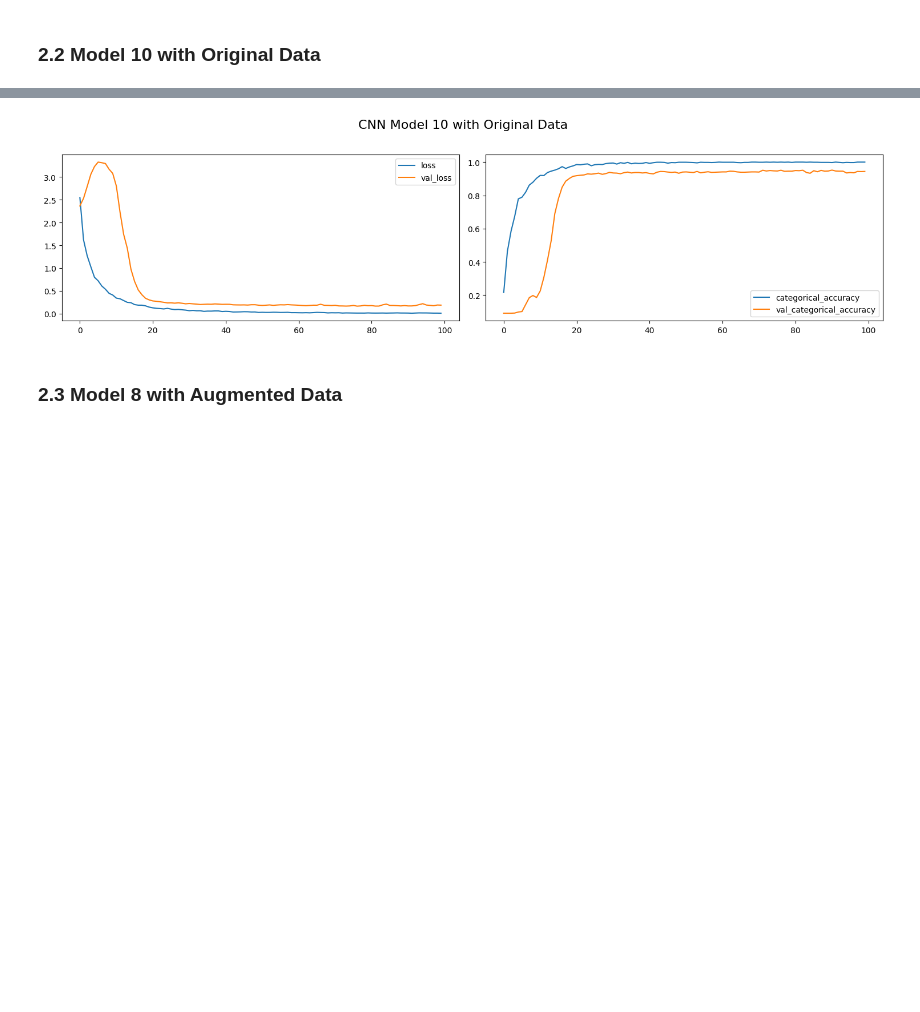
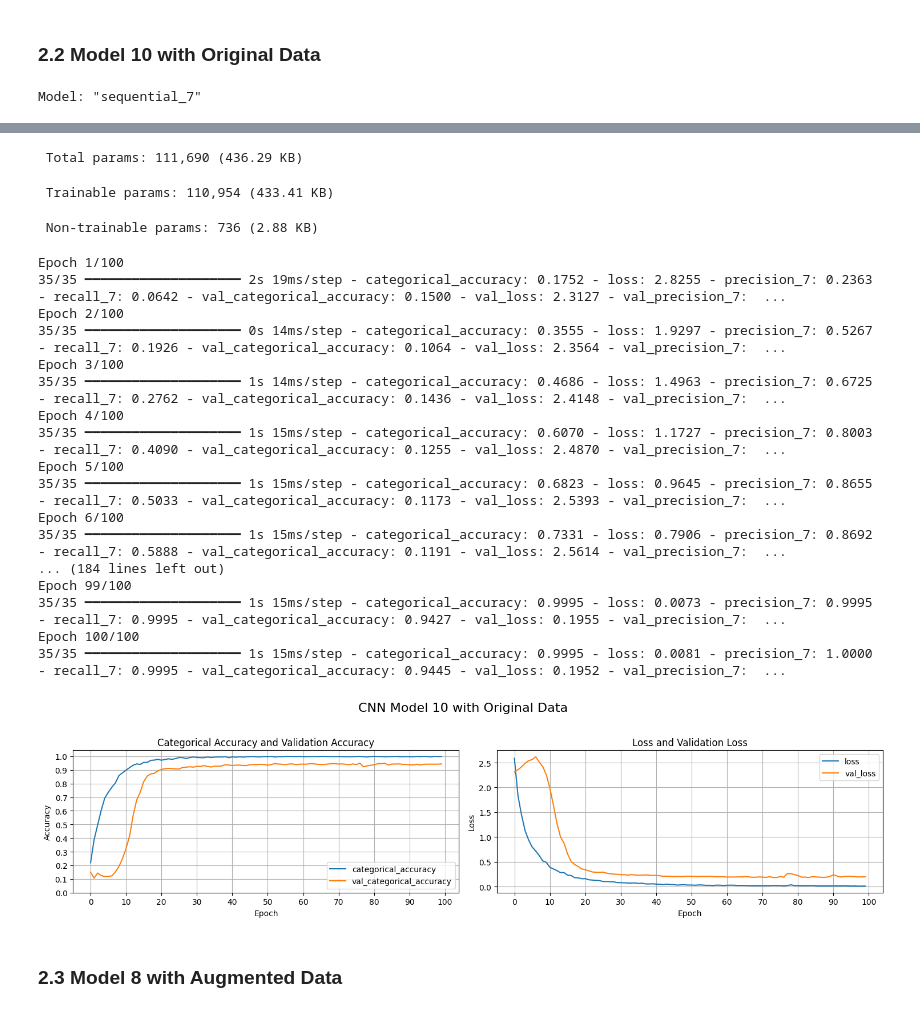
Before and after one commit to RichardOgujawa/dissertation_artefact, a Jupyter notebook: Deep_Convolutional_GAN(DCGAN)-2.ipynb, the cells around one changed output, grey strips where cells are left out. Drawn from its saved outputs; the diff is of its cells as text; code cells hidden in the pictures; blank space fills up the shorter version.

```diff
--- a/Deep_Convolutional_GAN(DCGAN)-2.ipynb
+++ b/Deep_Convolutional_GAN(DCGAN)-2.ipynb
@@ -1371,5 +1435,11 @@ def plot(history, plot_title):
 # %%
-"""No changes were made to the architecture of the model besides removing the third dimension of the filters as there was no longer a time dimension"""
+from tensorflow.keras.metrics import Precision, Recall
+
+"""
+Changes made to the architecture of the model:
+ - Third dimension of the filters were removed as there was no longer a time dimension
+ - More metrics were added
+"""
 
 class ModelConv2D10:
     def __init__(self):
@@ -1379,7 +1449,6 @@ class ModelConv2D10:
         self.num_classes = 10
 
     def define_model(self,filtersize=(3,3),dense_neurons=64,dropout=0.25):
-
         model = Sequential()
         model.add(Conv2D(16, filtersize, padding='same',
                  input_shape=(self.image_height,self.image_width,self.channels)))
@@ -1415,7 +1484,16 @@ class ModelConv2D10:
         model.add(Dense(self.num_classes,activation='softmax'))
 
         optimiser = Adam(learning_rate=0.0002)
-        model.compile(optimizer=optimiser, loss='categorical_crossentropy', metrics=['categorical_accuracy'])
+        # Compile the model with multiple metrics
+        model.compile(
+            optimizer=optimiser,
+            loss='categorical_crossentropy',
+            metrics=[
+                'categorical_accuracy',
+                Precision(),
+                Recall(),
+            ]
+        )
         return model
 # %%
 """No changes were made to the architecture of the model besides removing the third dimension of the filters as there was no longer a time dimension"""
@@ -1492,20 +1578,20 @@ plot(history8_og, 'CNN Model 8 with Original Data')
 # %% [markdown]
 ### 2.2 Model 10 with Original Data
 # %%
-# # Compile Model
-# conv_2d10_og_data = ModelConv2D10()
-# model10_og_data = conv_2d10_og_data.define_model()
-# model10_og_data.summary()
+# Compile Model
+conv_2d10_og_data = ModelConv2D10()
+model10_og_data = conv_2d10_og_data.define_model()
+model10_og_data.summary()
 
-# # Train Model
-# history10_og = model10_og_data.fit(original_x_train, original_y_train, epochs=100, batch_size=32, validation_data=(x_test, y_test))
+# Train Model
+history10_og = model10_og_data.fit(original_x_train, original_y_train, epochs=100, batch_size=32, validation_data=(x_test, y_test))
 
-# # Save the entire model
-# model10_og_data.save('saved_models/model10_og_data.keras')
+# Save the entire model
+model10_og_data.save('saved_models/model10_og_data.keras')
 
-# # Save the history object to a file
-# with open('saved_histories/history10_og.json', 'w') as file:
-#     json.dump(history10_og.history, file)
+# Save the history object to a file
+with open('saved_histories/history10_og.json', 'w') as file:
+    json.dump(history10_og.history, file)
 
 # Load the history object from the file
 with open('saved_histories/history10_og.json', 'r') as file:
@@ -1513,3 +1599,4 @@ with open('saved_histories/history10_og.json', 'r') as file:
 
 plot(history10_og, 'CNN Model 10 with Original Data')
 # %% [output]
+Model: "sequential_7"
@@ -1516,4 +1620,24 @@ plot(history10_og, 'CNN Model 10 with Original Data')
+ Total params: 111,690 (436.29 KB)
+ Trainable params: 110,954 (433.41 KB)
+ Non-trainable params: 736 (2.88 KB)
+Epoch 1/100
+35/35 ━━━━━━━━━━━━━━━━━━━━ 2s 19ms/step - categorical_accuracy: 0.1752 - loss: 2.8255 - precision_7: 0.2363 - recall_7: 0.0642 - val_categorical_accuracy: 0.1500 - val_loss: 2.3127 - val_precision_7:  ...
+Epoch 2/100
+35/35 ━━━━━━━━━━━━━━━━━━━━ 0s 14ms/step - categorical_accuracy: 0.3555 - loss: 1.9297 - precision_7: 0.5267 - recall_7: 0.1926 - val_categorical_accuracy: 0.1064 - val_loss: 2.3564 - val_precision_7:  ...
+Epoch 3/100
+35/35 ━━━━━━━━━━━━━━━━━━━━ 1s 14ms/step - categorical_accuracy: 0.4686 - loss: 1.4963 - precision_7: 0.6725 - recall_7: 0.2762 - val_categorical_accuracy: 0.1436 - val_loss: 2.4148 - val_precision_7:  ...
+Epoch 4/100
+35/35 ━━━━━━━━━━━━━━━━━━━━ 1s 15ms/step - categorical_accuracy: 0.6070 - loss: 1.1727 - precision_7: 0.8003 - recall_7: 0.4090 - val_categorical_accuracy: 0.1255 - val_loss: 2.4870 - val_precision_7:  ...
+Epoch 5/100
+35/35 ━━━━━━━━━━━━━━━━━━━━ 1s 15ms/step - categorical_accuracy: 0.6823 - loss: 0.9645 - precision_7: 0.8655 - recall_7: 0.5033 - val_categorical_accuracy: 0.1173 - val_loss: 2.5393 - val_precision_7:  ...
+Epoch 6/100
+35/35 ━━━━━━━━━━━━━━━━━━━━ 1s 15ms/step - categorical_accuracy: 0.7331 - loss: 0.7906 - precision_7: 0.8692 - recall_7: 0.5888 - val_categorical_accuracy: 0.1191 - val_loss: 2.5614 - val_precision_7:  ...
+... (184 lines left out)
+Epoch 99/100
+35/35 ━━━━━━━━━━━━━━━━━━━━ 1s 15ms/step - categorical_accuracy: 0.9995 - loss: 0.0073 - precision_7: 0.9995 - recall_7: 0.9995 - val_categorical_accuracy: 0.9427 - val_loss: 0.1955 - val_precision_7:  ...
+Epoch 100/100
+35/35 ━━━━━━━━━━━━━━━━━━━━ 1s 15ms/step - categorical_accuracy: 0.9995 - loss: 0.0081 - precision_7: 1.0000 - recall_7: 0.9995 - val_categorical_accuracy: 0.9445 - val_loss: 0.1952 - val_precision_7:  ...
-[figure, old version]
+[figure, new version]
 # %% [markdown]
 ### 2.3 Model 8 with Augmented Data
 # %%
```
Also changed, not shown: parts of 16 cells of this notebook, 36 other files.
